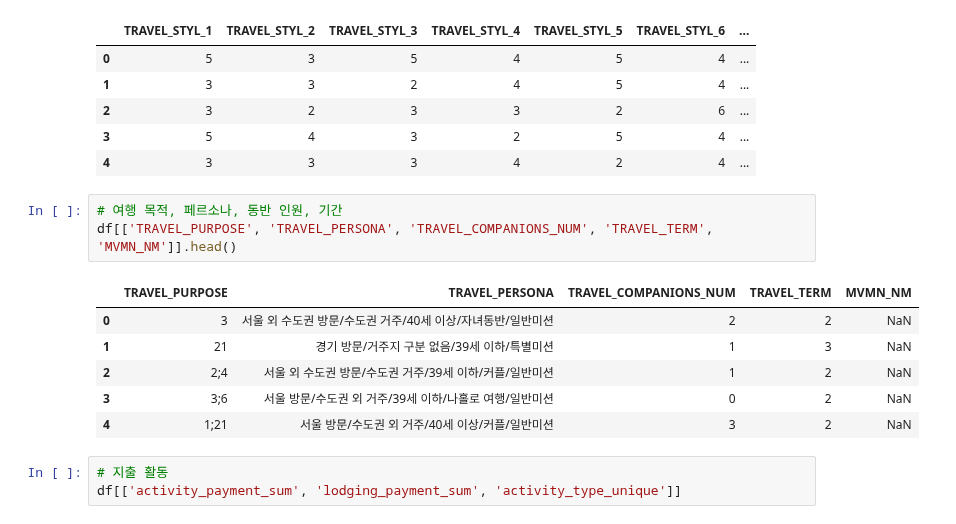
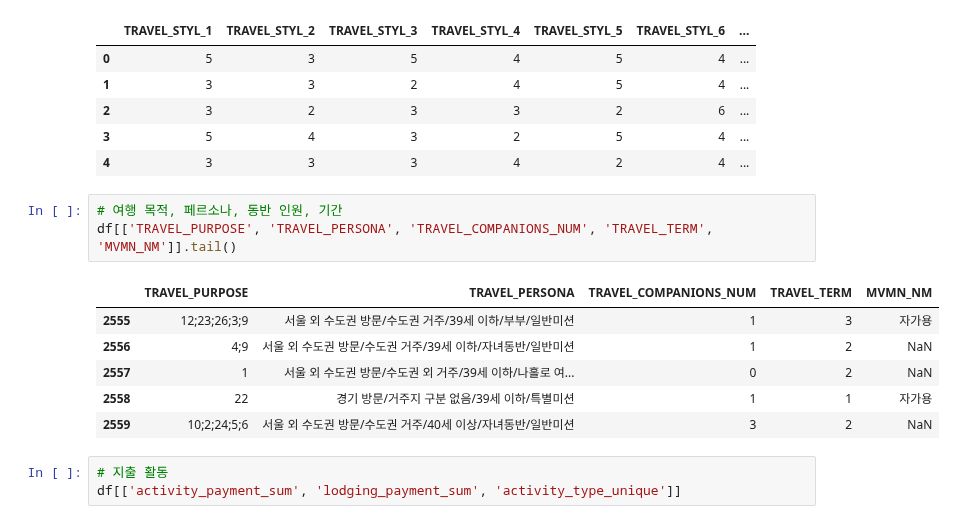
Before and after one commit to SKNetworks-AI19-250818/SKN19-mini-1Team, a Jupyter notebook: preprocessing/notebook/00_추가전처리.ipynb, the cells around one changed output. Cells and saved outputs as stored; diff of their text form.

```diff
--- a/preprocessing/notebook/00_EDA.ipynb
+++ b/preprocessing/notebook/00_추가전처리.ipynb
@@ -144,14 +145,14 @@ df[['TRAVEL_STYL_1','TRAVEL_STYL_2','TRAVEL_STYL_3','TRAVEL_STYL_4','TRAVEL_STYL
 | 4 | 3 | 3 | 3 | 4 | 2 | 4 | ... |
 # %%
 # 여행 목적, 페르소나, 동반 인원, 기간
-df[['TRAVEL_PURPOSE', 'TRAVEL_PERSONA', 'TRAVEL_COMPANIONS_NUM', 'TRAVEL_TERM', 'MVMN_NM']].head()
+df[['TRAVEL_PURPOSE', 'TRAVEL_PERSONA', 'TRAVEL_COMPANIONS_NUM', 'TRAVEL_TERM', 'MVMN_NM']].tail()
 # %% [output]
 |  | TRAVEL_PURPOSE | TRAVEL_PERSONA | TRAVEL_COMPANIONS_NUM | TRAVEL_TERM | MVMN_NM |
-| 0 | 3 | 서울 외 수도권 방문/수도권 거주/40세 이상/자녀동반/일반미션 | 2 | 2 | NaN |
-| 1 | 21 | 경기 방문/거주지 구분 없음/39세 이하/특별미션 | 1 | 3 | NaN |
-| 2 | 2;4 | 서울 외 수도권 방문/수도권 거주/39세 이하/커플/일반미션 | 1 | 2 | NaN |
-| 3 | 3;6 | 서울 방문/수도권 외 거주/39세 이하/나홀로 여행/일반미션 | 0 | 2 | NaN |
-| 4 | 1;21 | 서울 방문/수도권 외 거주/40세 이상/커플/일반미션 | 3 | 2 | NaN |
+| 2555 | 12;23;26;3;9 | 서울 외 수도권 방문/수도권 거주/39세 이하/부부/일반미션 | 1 | 3 | 자가용 |
+| 2556 | 4;9 | 서울 외 수도권 방문/수도권 거주/39세 이하/자녀동반/일반미션 | 1 | 2 | NaN |
+| 2557 | 1 | 서울 외 수도권 방문/수도권 외 거주/39세 이하/나홀로 여... | 0 | 2 | NaN |
+| 2558 | 22 | 경기 방문/거주지 구분 없음/39세 이하/특별미션 | 1 | 1 | 자가용 |
+| 2559 | 10;2;24;5;6 | 서울 외 수도권 방문/수도권 거주/40세 이상/자녀동반/일반미션 | 3 | 2 | NaN |
 # %%
 # 지출 활동
 df[['activity_payment_sum', 'lodging_payment_sum', 'activity_type_unique']]
```
Also changed, not shown: parts of 12 cells of this notebook, 5 other files.
